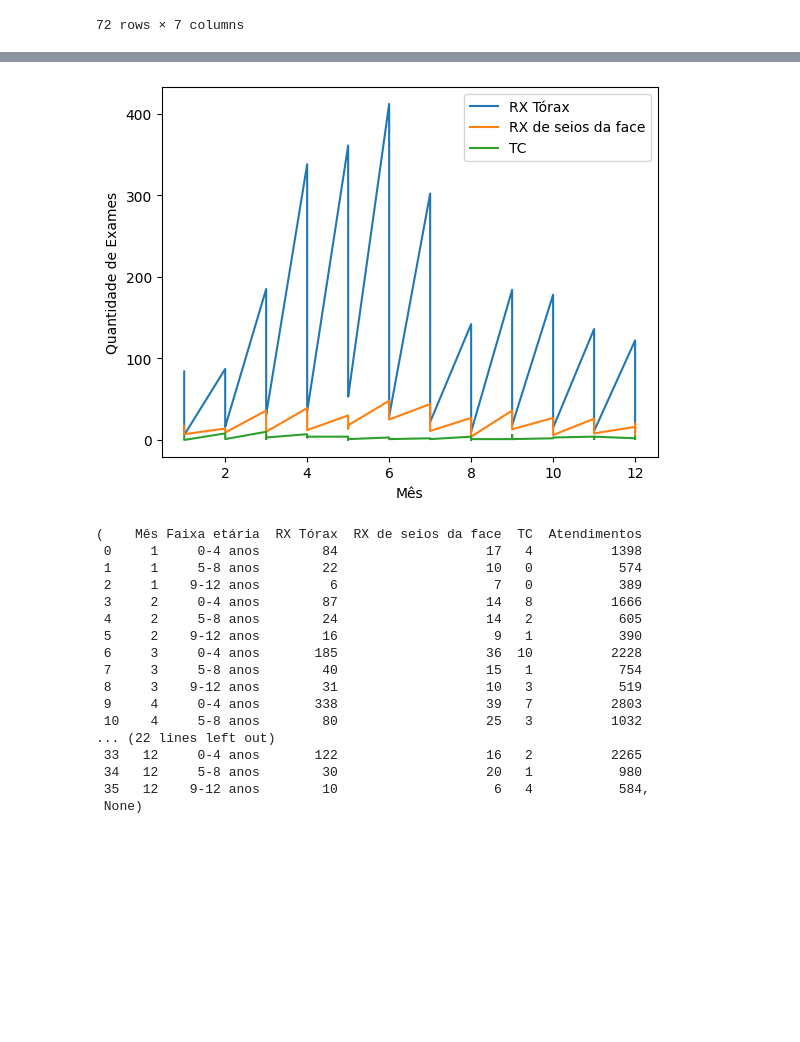
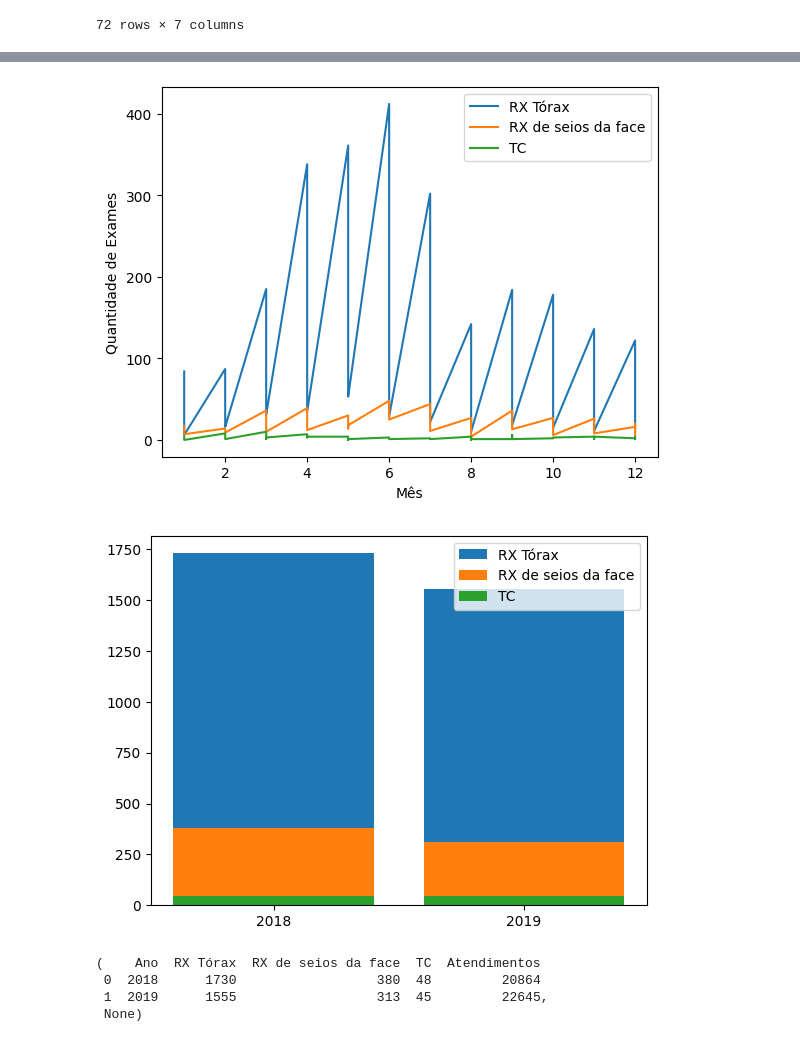
Before and after one commit to Gustavo-DMS/Ports, a Jupyter notebook: Port5m9/port4M9.ipynb, the cells around one changed output, grey strips where cells are left out. Drawn from its saved outputs; the diff is of its cells as text; code cells hidden in the pictures; blank space fills up the shorter version.

```diff
--- a/Port5m9/port4M9.ipynb
+++ b/Port5m9/port4M9.ipynb
@@ -28,6 +28,17 @@ def graficoDeLinha(df,agrupar):
     plt.legend()
     plt.xlabel('Mês')
     plt.ylabel('Quantidade de Exames')
+
+    return plt.show()
+
+def graficoDeColuna(df,agrupar):
+    df.drop(columns=['Mês'],inplace=True)
+    df = df.groupby(agrupar).sum(numeric_only=True).reset_index()
+    df['Ano'] = df['Ano'].astype(str)
+    plt.bar(df['Ano'], df['RX Tórax'], label = "RX Tórax")
+    plt.bar(df['Ano'], df['RX de seios da face'], label = "RX de seios da face")
+    plt.bar(df['Ano'], df['TC'], label = "TC")
+    plt.legend()
     return df,plt.show()
 tabela = abrirArquivo('pediatria.xlsx',1,1)
 tabela
@@ -72,21 +69,12 @@ graficoDeLinha(tabela,'Mês')
 # %%
-graficoDeLinha(tabela,['Mês','Faixa etária'])
+graficoDeLinha(tabela.copy(),['Mês','Faixa etária'])
 # %% [output]
 [figure]
-(    Mês Faixa etária  RX Tórax  RX de seios da face  TC  Atendimentos
- 0     1     0-4 anos        84                   17   4          1398
- 1     1     5-8 anos        22                   10   0           574
- 2     1    9-12 anos         6                    7   0           389
- 3     2     0-4 anos        87                   14   8          1666
- 4     2     5-8 anos        24                   14   2           605
- 5     2    9-12 anos        16                    9   1           390
- 6     3     0-4 anos       185                   36  10          2228
- 7     3     5-8 anos        40                   15   1           754
- 8     3    9-12 anos        31                   10   3           519
- 9     4     0-4 anos       338                   39   7          2803
- 10    4     5-8 anos        80                   25   3          1032
-... (22 lines left out)
- 33   12     0-4 anos       122                   16   2          2265
- 34   12     5-8 anos        30                   20   1           980
- 35   12    9-12 anos        10                    6   4           584,
- None)
+# %%
+graficoDeColuna(tabela.copy(),'Ano')
+# %% [output]
+[figure, added]
+(    Ano  RX Tórax  RX de seios da face  TC  Atendimentos
+ 0  2018      1730                  380  48         20864
+ 1  2019      1555                  313  45         22645,
+ None)
```
Also changed, not shown: parts of 1 cell of this notebook.
